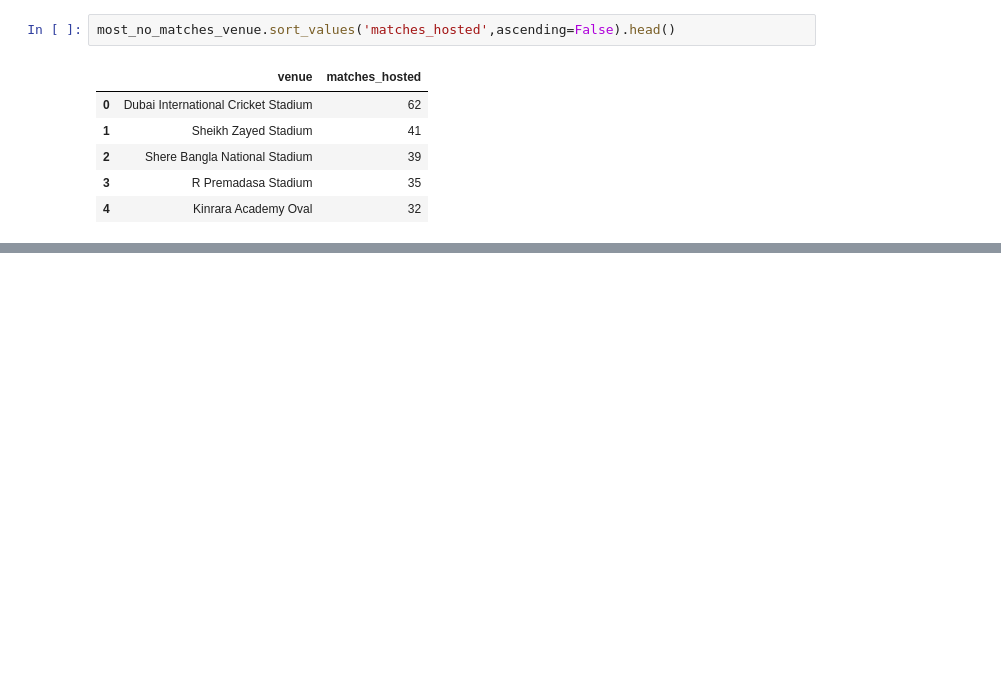
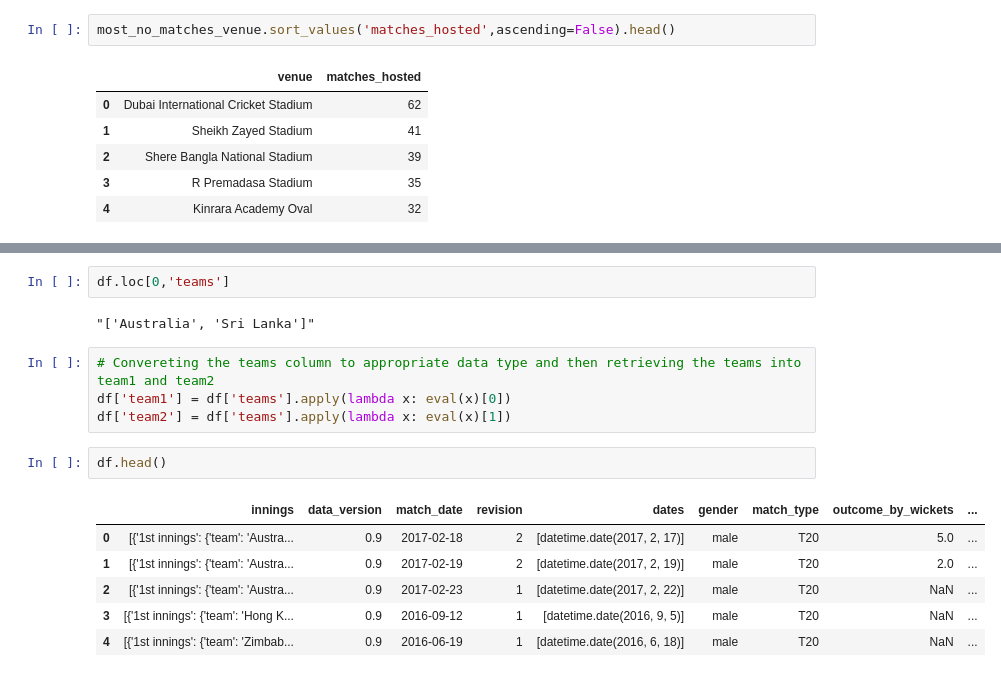
Before and after one commit to Laxmi884/DA_ICC_International_T20, a Jupyter notebook: Self_Project_Cricket_Scorecard.ipynb, the cells around one changed output, grey strips where cells are left out. Saved outputs shown, nothing was run; the diff lists cells and outputs as text; blank space fills up the shorter version.

```diff
--- a/Self_Project_Cricket_Scorecard.ipynb
+++ b/Self_Project_Cricket_Scorecard.ipynb
@@ -108,0 +131,17 @@ most_no_matches_venue.sort_values('matches_hosted',ascending=False).head()
+# %%
+df.loc[0,'teams']
+# %% [output]
+"['Australia', 'Sri Lanka']"
+# %%
+# Convereting the teams column to appropriate data type and then retrieving the teams into team1 and team2
+df['team1'] = df['teams'].apply(lambda x: eval(x)[0])
+df['team2'] = df['teams'].apply(lambda x: eval(x)[1])
+# %%
+df.head()
+# %% [output]
+|  | innings | data_version | match_date | revision | dates | gender | match_type | outcome_by_wickets | ... |
+| 0 | [{'1st innings': {'team': 'Austra... | 0.9 | 2017-02-18 | 2 | [datetime.date(2017, 2, 17)] | male | T20 | 5.0 | ... |
+| 1 | [{'1st innings': {'team': 'Austra... | 0.9 | 2017-02-19 | 2 | [datetime.date(2017, 2, 19)] | male | T20 | 2.0 | ... |
+| 2 | [{'1st innings': {'team': 'Austra... | 0.9 | 2017-02-23 | 1 | [datetime.date(2017, 2, 22)] | male | T20 | NaN | ... |
+| 3 | [{'1st innings': {'team': 'Hong K... | 0.9 | 2016-09-12 | 1 | [datetime.date(2016, 9, 5)] | male | T20 | NaN | ... |
+| 4 | [{'1st innings': {'team': 'Zimbab... | 0.9 | 2016-06-19 | 1 | [datetime.date(2016, 6, 18)] | male | T20 | NaN | ... |
```
Also changed, not shown: parts of 17 cells of this notebook.
